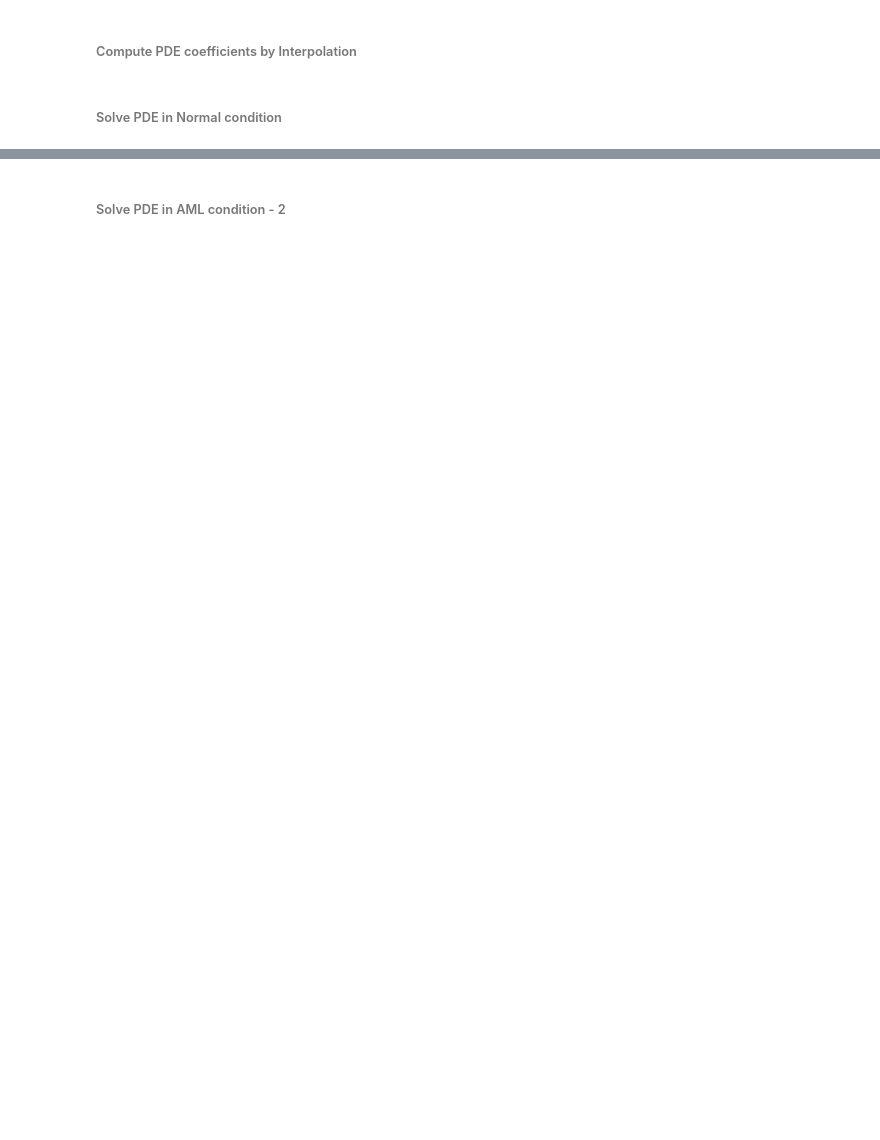
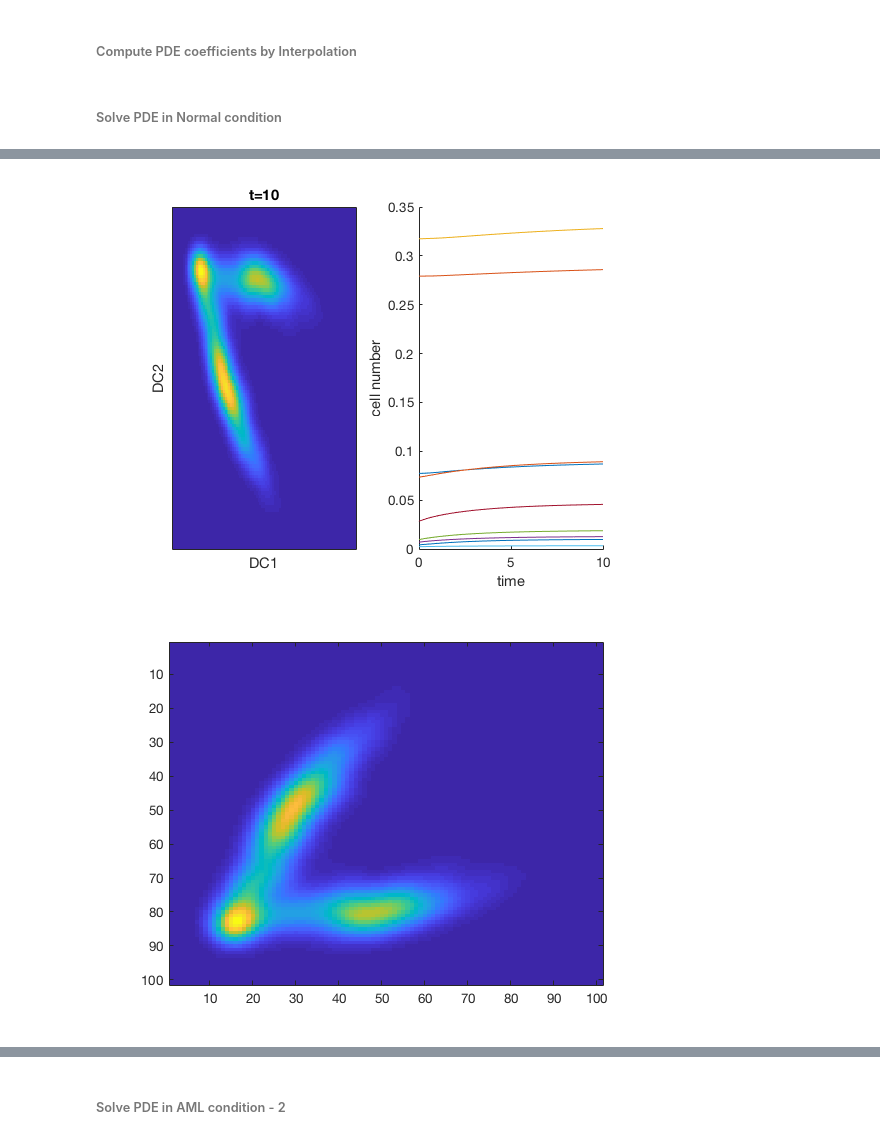
Before and after one commit to heyrim/Mathematical-modeling-with-single-cell-sequencing-data, a Jupyter notebook: Mathematical-modeling-with-single-cell-sequencing-data (Paul, 2015).ipynb, the cells around one changed output, grey strips where cells are left out. Saved outputs shown, nothing was run; the diff lists cells and outputs as text; code cells hidden in the pictures; blank space fills up the shorter version.

```diff
--- a/Mathematical-modeling-with-single-cell-sequencing-data (Paul, 2015).ipynb
+++ b/Mathematical-modeling-with-single-cell-sequencing-data (Paul, 2015).ipynb
@@ -52,0 +78,9 @@ uinit = BC_2Dsp( uinit );
+# %%
+Update_AML( ntest )
+
+%% IC for AML case - initiate from homoestasis
+uinit = IC_2Dsp( 0, uHS, ntest );
+uinit = BC_2Dsp( uinit );
+
+T = 10; dt = 0.001; Tstep = 0.1;
+[uPlot, nCellPlot] = Time_Integ_RK4( @Compute_du_2Dsp, @BC_2Dsp, uinit, T, dt, Tstep );
@@ -52,0 +89,14 @@ uinit = BC_2Dsp( uinit );
+# %%
+figure;
+imagesc( uinit' );
+figure;
+subplot( 1, 2, 1 ); uPlot = squeeze(uPlot(:,:,end));
+imagesc( uPlot' );
+    set(gca, 'YDir','normal');  title( strcat( 't=', int2str(T) ));
+    xlabel( 'DC1' ); xticks( [] ); ylabel( 'DC2' ); yticks( [] );
+subplot( 1, 2, 2 ); hold on;
+plot( [0:Tstep:T], nCellPlot' );
+    xlabel( 'time' ); ylabel( 'cell number' );
+# %% [output]
+[figure, added]
+[figure, added]
```
Also changed, not shown: parts of 13 cells of this notebook.
